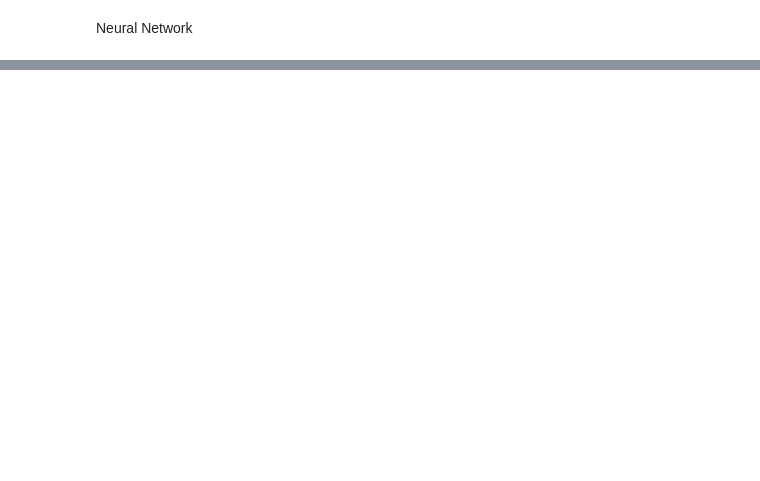
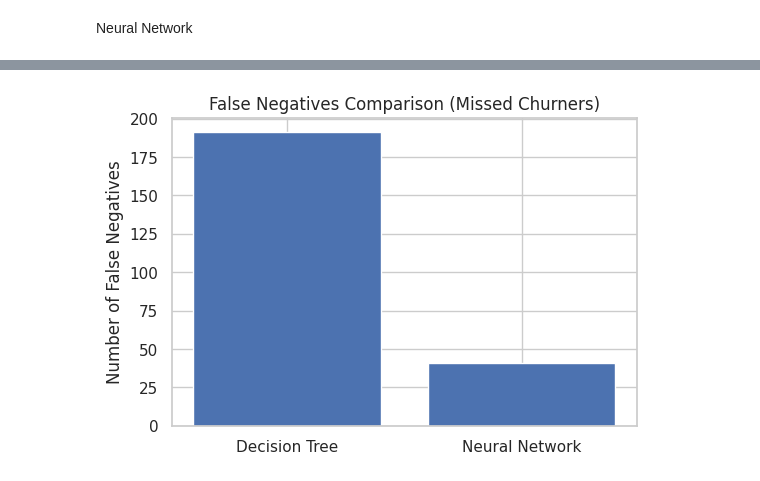
Before and after one commit to Kavindu-20241240/mlcw, a Jupyter notebook: mlcw_iynb.ipynb, the cells around one changed output, grey strips where cells are left out. Saved outputs shown, nothing was run; the diff lists cells and outputs as text; code cells hidden in the pictures; blank space fills up the shorter version.

```diff
--- a/mlcw_iynb.ipynb
+++ b/mlcw_iynb.ipynb
@@ -287,0 +352,11 @@ Epoch 25/25
+# %%
+models = ["Decision Tree", "Neural Network"]
+false_negatives = [191, 41]
+
+plt.figure(figsize=(6,4))
+plt.bar(models, false_negatives)
+plt.ylabel("Number of False Negatives")
+plt.title("False Negatives Comparison (Missed Churners)")
+plt.show()
+# %% [output]
+[figure, added]
```
Also changed, not shown: parts of 20 cells of this notebook.
